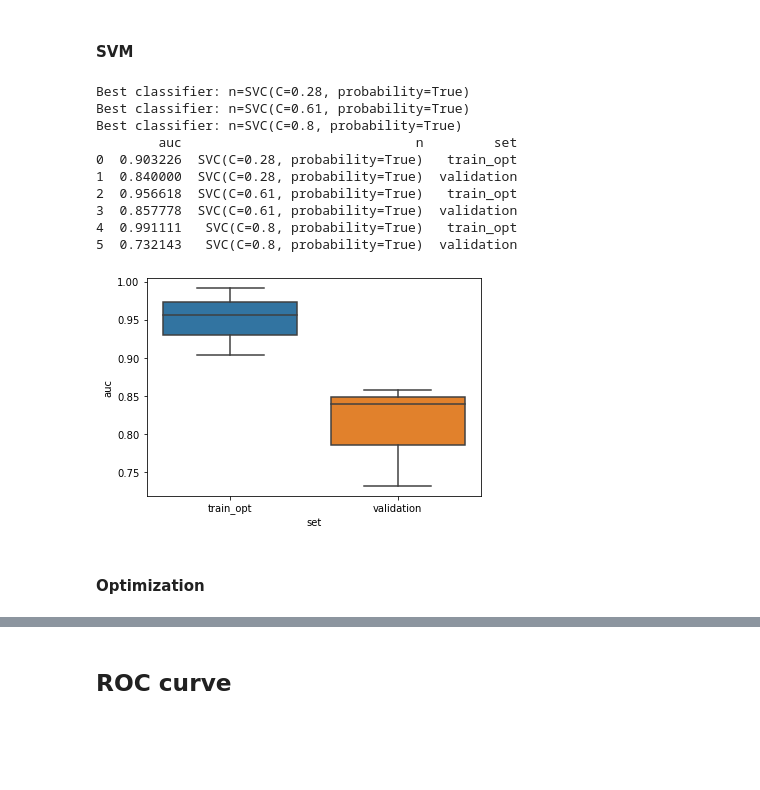
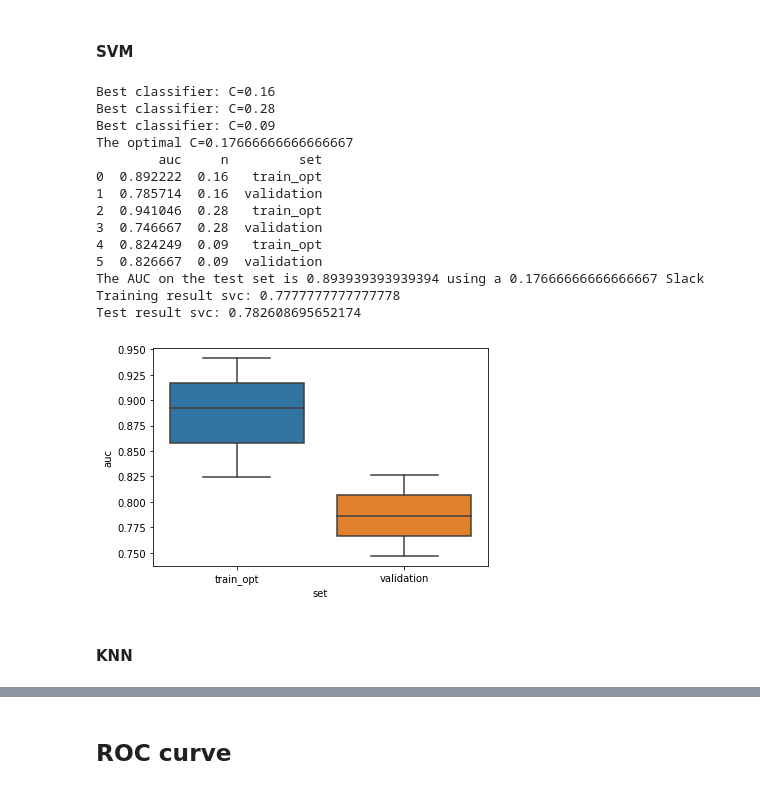
Before and after one commit to milouterbraak/TM12007---H-N-group-12, a Jupyter notebook: H&N_group_12.ipynb, the cells around one changed output, grey strips where cells are left out. Cells and saved outputs as stored; diff of their text form; code cells hidden in the pictures; blank space fills up the shorter version.

```diff
--- a/H&N_group_12.ipynb
+++ b/H&N_group_12.ipynb
@@ -224,7 +224,7 @@ for train_opt_index, validation_index in cv_3fold.split(X_train_pca,y_train_a):
     X_validation = X_train_pca[validation_index]
     y_validation = y_train_a[validation_index]
 
-    # Create a grid search to find the optimal k using a gridsearch and 10-fold cross validation
+    # Create a grid search to find the optimal k using a gridsearch and 3-fold cross validation
     # Same as above
     parameters = {
         # 'coef0':list(np.linspace(0.01,1,11)),
@@ -232,60 +232,82 @@ for train_opt_index, validation_index in cv_3fold.split(X_train_pca,y_train_a):
         # 'kernel' : ['linear','sigmoid'],
         # 'gamma' : ['scale','auto'],
         # 'degree' : [1, 2, 3, 4, 5]
-
     }
-    svm_clf = SVC(probability=True)
+    svm_clf = SVC(kernel = 'linear', probability=True)
     cv_3fold = model_selection.StratifiedKFold(n_splits=3)
     grid_search = model_selection.GridSearchCV(svm_clf, parameters, cv=cv_3fold, scoring='roc_auc')
     grid_search.fit(X_train_opt, y_train_opt)
 
     # Get resulting classifier
     clf = grid_search.best_estimator_
-    print(f'Best classifier: n={clf}')
-    best_cls.append(clf)
+    print(f'Best classifier: C={clf.C}')
+    best_cls.append(clf.C)
 
     # Test the classifier on the train_opt data
     probabilities_train_opt = clf.predict_proba(X_train_opt)
     scores_train_opt = probabilities_train_opt[:, 1]
 
     # Get the auc
     auc_train_opt = metrics.roc_auc_score(y_train_opt, scores_train_opt)
     results.append({
         'auc': auc_train_opt,
-        'n': clf,
+        'n': clf.C,
         'set': 'train_opt'
     })
 
     # Test the classifier on the test data
     probabilities = clf.predict_proba(X_validation)
     scores = probabilities[:, 1]
 
     # Get the auc
     auc = metrics.roc_auc_score(y_validation, scores)
     results.append({
         'auc': auc,
-        'n': clf,
+        'n': clf.C,
         'set': 'validation'
     })
-
-
 
 # Create results dataframe and plot it
 results = pd.DataFrame(results)
 seaborn.boxplot(y='auc', x='set', data=results)
 
-# optimal_n = int(np.median(best_cls))
-# print(f"The optimal N={optimal_n}")
+optimal_c = float(np.mean(best_cls))
+print(f"The optimal C={optimal_c}")
 print(results)
+
+
+# Use the optimal parameters without any tuning to validate the optimal classifier
+clf = SVC(kernel = 'linear', probability=True, C=optimal_c)
+# Fit on the entire dataset
+clf.fit(X_train_pca, y_train)
+
+# Test the classifier on the indepedent test data
+probabilities = clf.predict_proba(X_test_pca)
+scores = probabilities[:, 1]
+
+# Get the auc
+auc = metrics.roc_auc_score(y_test, scores)
+print(f'The AUC on the test set is {auc} using a {optimal_c} Slack')
+
+
+
+score_train_svc = clf.score(X_train_pca, y_train)
+score_test_svc = clf.score(X_test_pca, y_test)
+print(f"Training result svc: {score_train_svc}")
+print(f"Test result svc: {score_test_svc}")
 # %% [output]
-Best classifier: n=SVC(C=0.28, probability=True)
-Best classifier: n=SVC(C=0.61, probability=True)
-Best classifier: n=SVC(C=0.8, probability=True)
-        auc                              n         set
-0  0.903226  SVC(C=0.28, probability=True)   train_opt
-1  0.840000  SVC(C=0.28, probability=True)  validation
-2  0.956618  SVC(C=0.61, probability=True)   train_opt
-3  0.857778  SVC(C=0.61, probability=True)  validation
-4  0.991111   SVC(C=0.8, probability=True)   train_opt
-5  0.732143   SVC(C=0.8, probability=True)  validation
+Best classifier: C=0.16
+Best classifier: C=0.28
+Best classifier: C=0.09
+The optimal C=0.17666666666666667
+        auc     n         set
+0  0.892222  0.16   train_opt
+1  0.785714  0.16  validation
+2  0.941046  0.28   train_opt
+3  0.746667  0.28  validation
+4  0.824249  0.09   train_opt
+5  0.826667  0.09  validation
+The AUC on the test set is 0.893939393939394 using a 0.17666666666666667 Slack
+Training result svc: 0.7777777777777778
+Test result svc: 0.782608695652174
-[figure, old version]
+[figure, new version]
@@ -294,3 +314,3 @@ acc = []
 # %% [markdown]
-#### Optimization
+#### KNN
 # %%
```
Also changed, not shown: parts of 9 cells of this notebook, 1 other file.
